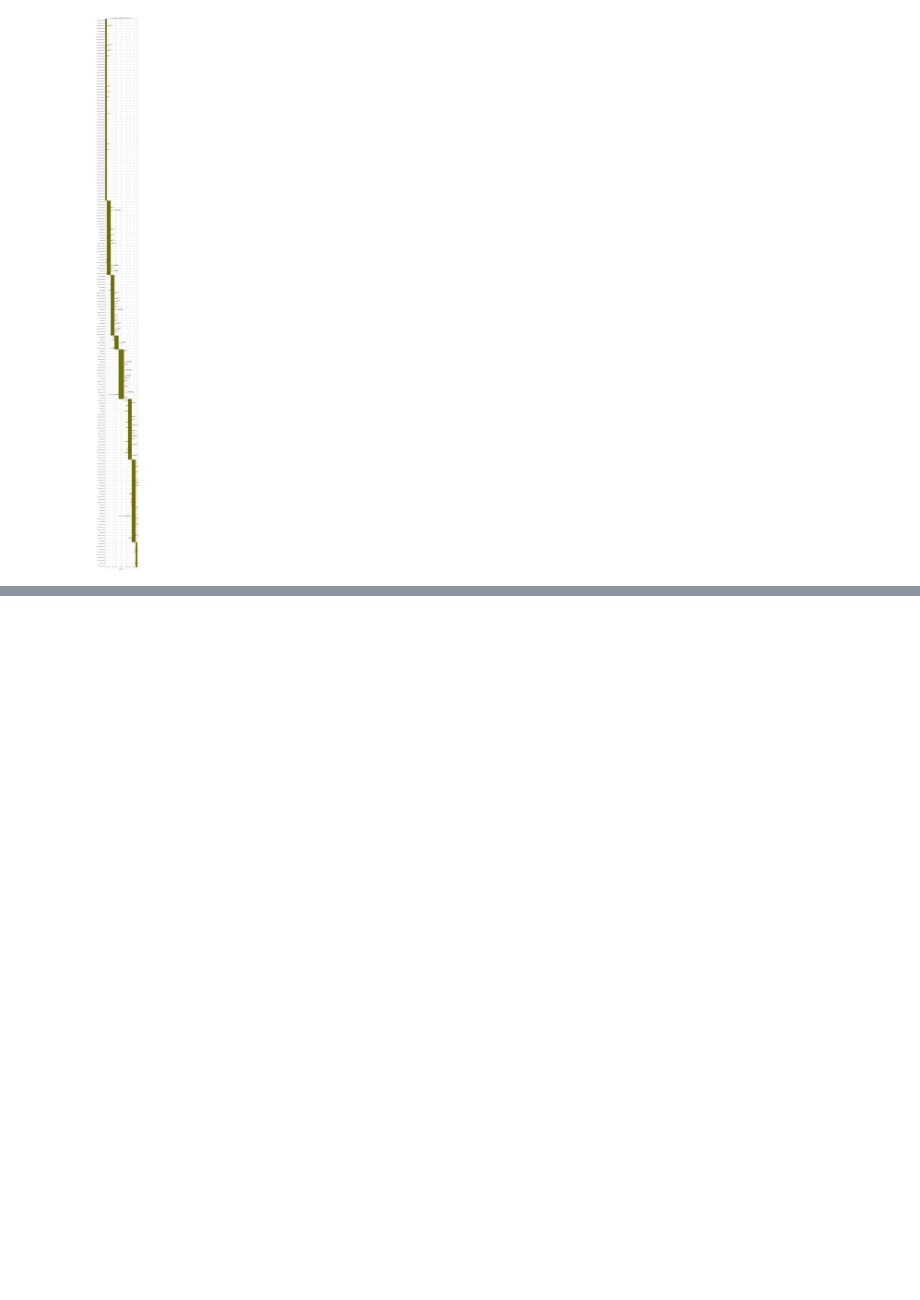
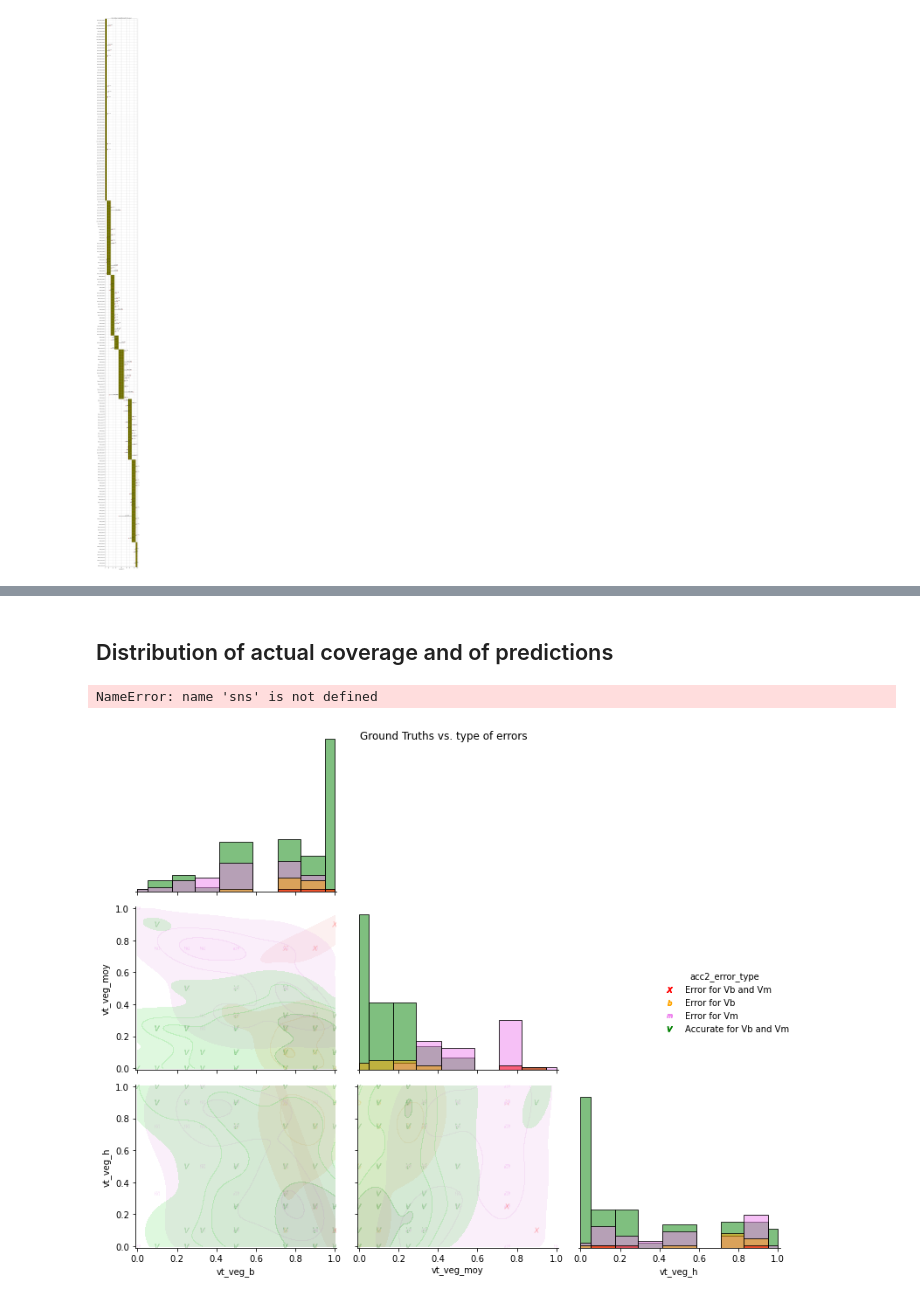
Before and after one commit to ekalinicheva/plot_vegetation_coverage, a Jupyter notebook: notebooks/visualize_prediction_errors.ipynb, the cells around one changed output, grey strips where cells are left out. Cells and saved outputs as stored; diff of their text form; code cells hidden in the pictures; blank space fills up the shorter version.

```diff
--- a/notebooks/visualize_prediction_errors.ipynb
+++ b/notebooks/visualize_prediction_errors.ipynb
@@ -108,0 +106,75 @@ plt.show()
+# %% [markdown]
+## Distribution of actual coverage and of predictions
+# %%
+g = sns.pairplot(
+    df,
+    x_vars=["vt_veg_b", "vt_veg_moy", "vt_veg_h"],
+    y_vars=["vt_veg_b", "vt_veg_moy", "vt_veg_h"],
+    diag_kind="hist",
+    corner=True,
+    height=3,
+    diag_kws = {"bins":bb_}
+)
+g.set(xlim=(-0.01, 1.01), ylim=(-0.01, 1.01))
+g.map_lower(sns.kdeplot, fill=True, levels=10, clip=[[0, 1], [0, 1]], alpha=0.8)
+plt.tight_layout()
+g.fig.suptitle("Ground Truths distributions")
+plt.savefig("./pairplot_gt.png", dpi=200)
+# %% [output]
+NameError: name 'sns' is not defined
+# %%
+import seaborn as sns
+from matplotlib import colors
+
+
+def get_type_of_error2(acc2_b_m, acc2_b):
+    if acc2_b_m == 0:
+        return 0  # all fails
+    if acc2_b_m == 1:
+        return 3  # all good
+    if acc2_b == 0:
+        return 1  # error is for b
+    if acc2_b == 1:
+        return 2  # error is for b
+
+
+df["acc2_error_type"] = df.apply(
+    lambda x: get_type_of_error2(x.acc2_veg_b_and_moy, x.acc2_veg_b), axis=1
+)
+hue_order = [
+    "Error for Vb and Vm",
+    "Error for Vb",
+    "Error for Vm",
+    "Accurate for Vb and Vm",
+]
+mapper = {idx: hue for idx, hue in zip(range(4), hue_order)}
+df["acc2_error_type"] = df["acc2_error_type"].replace(mapper)
+
+# noise = (np.random.random(df[["vt_veg_b", "vt_veg_moy", "vt_veg_h"]].values.shape) - 0.5)*0.15
+# df[["vt_veg_b", "vt_veg_moy", "vt_veg_h"]] = df[["vt_veg_b", "vt_veg_moy", "vt_veg_h"]] + noise
+
+markers = ["$X$", "$b$", "$m$", "$V$"]
+markers = markers[::-1]
+palette = ["red", "orange", "violet", "green"]
+g = sns.pairplot(
+    df,
+    x_vars=["vt_veg_b", "vt_veg_moy", "vt_veg_h"],
+    y_vars=["vt_veg_b", "vt_veg_moy", "vt_veg_h"],
+    hue="acc2_error_type",
+    hue_order=hue_order,
+    diag_kind="hist",
+    corner=True,
+    height=3,
+    palette=palette,
+    markers= markers,
+    diag_kws={"bins":bb_, "palette":palette},
+)
+
+g.set(xlim=(-0.01, 1.01), ylim=(-0.01, 1.01))
+g.map_lower(sns.kdeplot, fill=True, levels=5, color=".2", clip=[[0, 1], [0, 1]], alpha=0.2)
+
+plt.tight_layout()
+g.fig.suptitle("Ground Truths vs. type of errors")
+plt.savefig("./pairplot_gt_vs_acc2_error_type.png", dpi=200)
+# %% [output]
+[figure, added]
```
Also changed, not shown: parts of 1 cell of this notebook, 3 other files.
